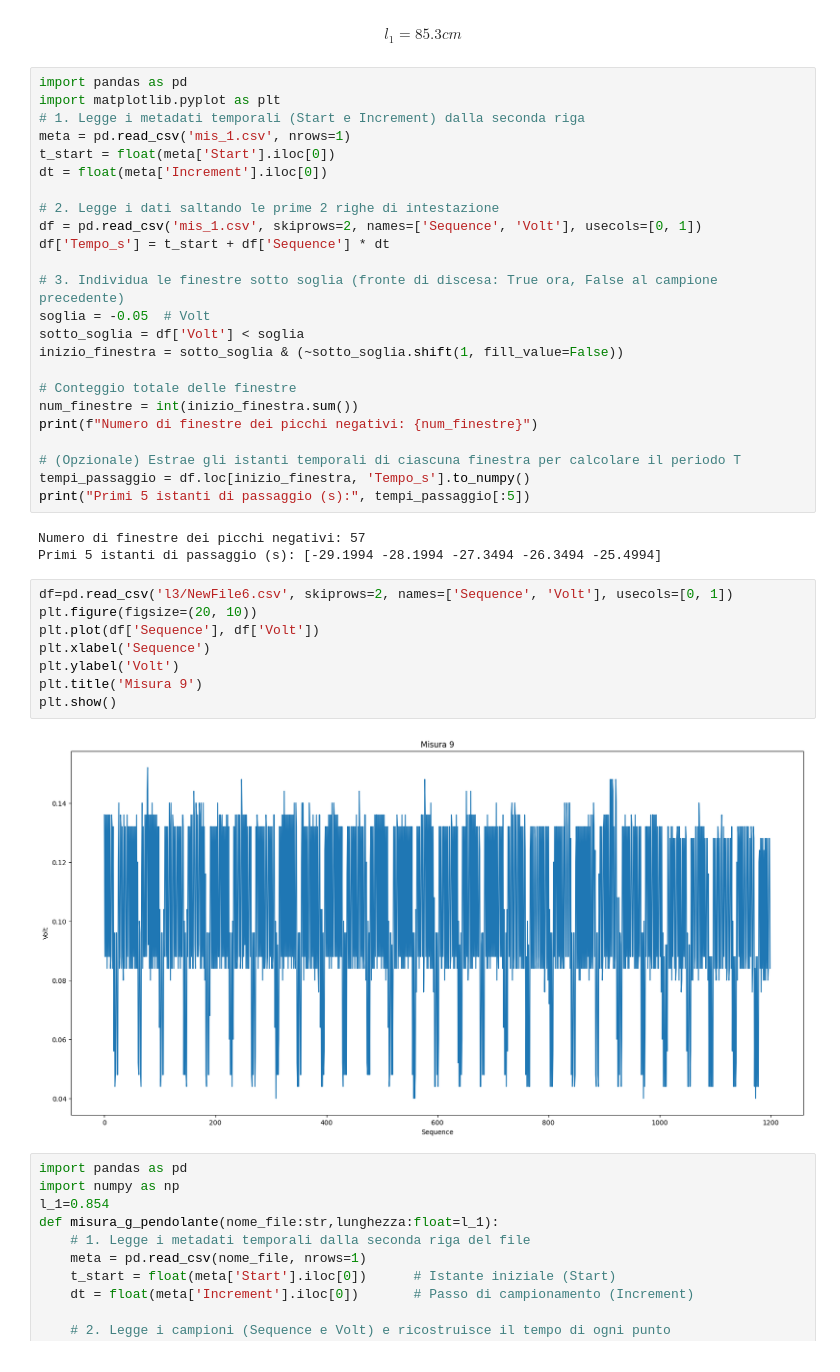
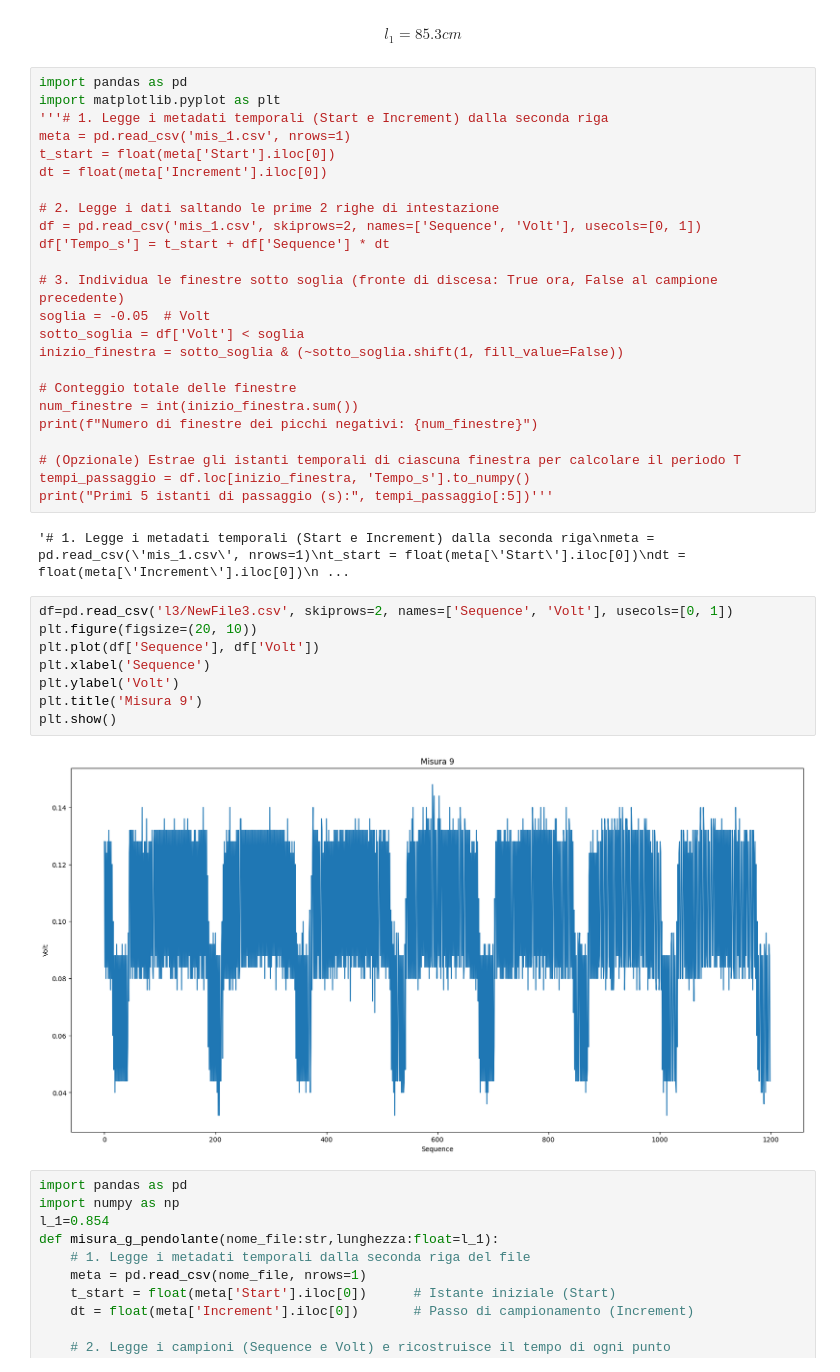
Before and after one commit to marcometeo4p/lab_3, a Jupyter notebook: esp_3/calcoli.ipynb, the cells around one changed output. Saved outputs shown, nothing was run; the diff lists cells and outputs as text.

```diff
--- a/esp_3/calcoli.ipynb
+++ b/esp_3/calcoli.ipynb
@@ -3,7 +3,7 @@ $$l_1=85.3 cm$$
 # %%
 import pandas as pd
 import matplotlib.pyplot as plt
-# 1. Legge i metadati temporali (Start e Increment) dalla seconda riga
+'''# 1. Legge i metadati temporali (Start e Increment) dalla seconda riga
 meta = pd.read_csv('mis_1.csv', nrows=1)
 t_start = float(meta['Start'].iloc[0])
 dt = float(meta['Increment'].iloc[0])
@@ -23,20 +23,19 @@ print(f"Numero di finestre dei picchi negativi: {num_finestre}")
 
 # (Opzionale) Estrae gli istanti temporali di ciascuna finestra per calcolare il periodo T
 tempi_passaggio = df.loc[inizio_finestra, 'Tempo_s'].to_numpy()
-print("Primi 5 istanti di passaggio (s):", tempi_passaggio[:5])
+print("Primi 5 istanti di passaggio (s):", tempi_passaggio[:5])'''
 # %% [output]
-Numero di finestre dei picchi negativi: 57
-Primi 5 istanti di passaggio (s): [-29.1994 -28.1994 -27.3494 -26.3494 -25.4994]
+'# 1. Legge i metadati temporali (Start e Increment) dalla seconda riga\nmeta = pd.read_csv(\'mis_1.csv\', nrows=1)\nt_start = float(meta[\'Start\'].iloc[0])\ndt = float(meta[\'Increment\'].iloc[0])\n ...
 # %%
-df=pd.read_csv('l3/NewFile6.csv', skiprows=2, names=['Sequence', 'Volt'], usecols=[0, 1])
+df=pd.read_csv('l3/NewFile3.csv', skiprows=2, names=['Sequence', 'Volt'], usecols=[0, 1])
 plt.figure(figsize=(20, 10))
 plt.plot(df['Sequence'], df['Volt'])
 plt.xlabel('Sequence')
 plt.ylabel('Volt')
 plt.title('Misura 9')
 plt.show()
 # %% [output]
-[figure, old version]
+[figure, new version]
 # %%
 import pandas as pd
 import numpy as np
```
Also changed, not shown: 4 other files.
